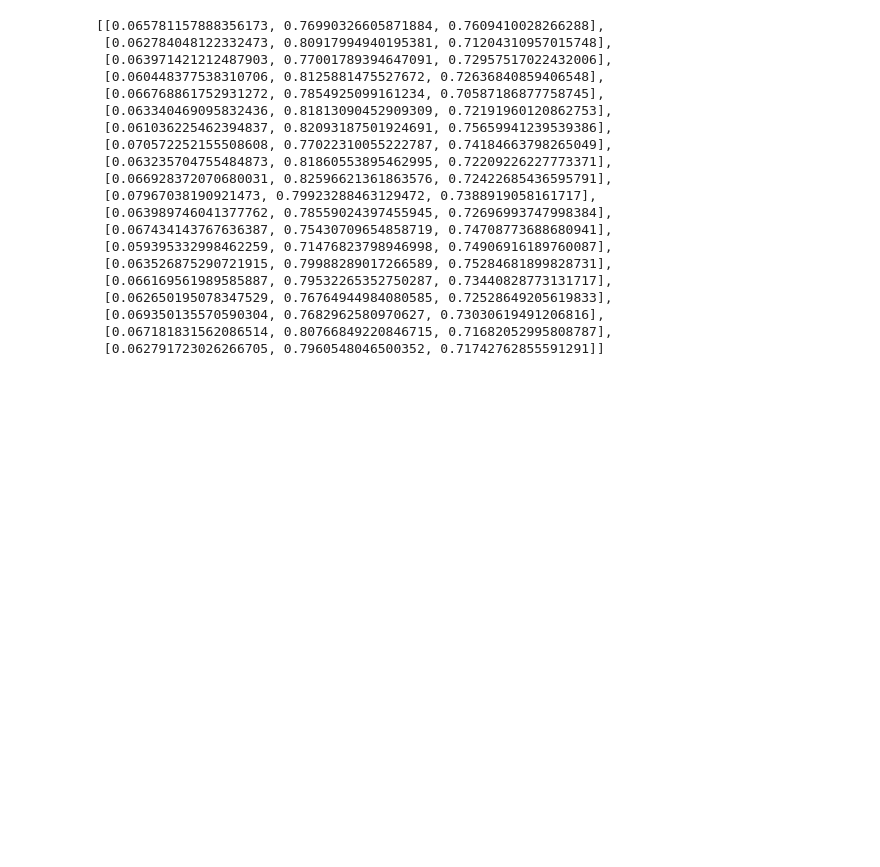
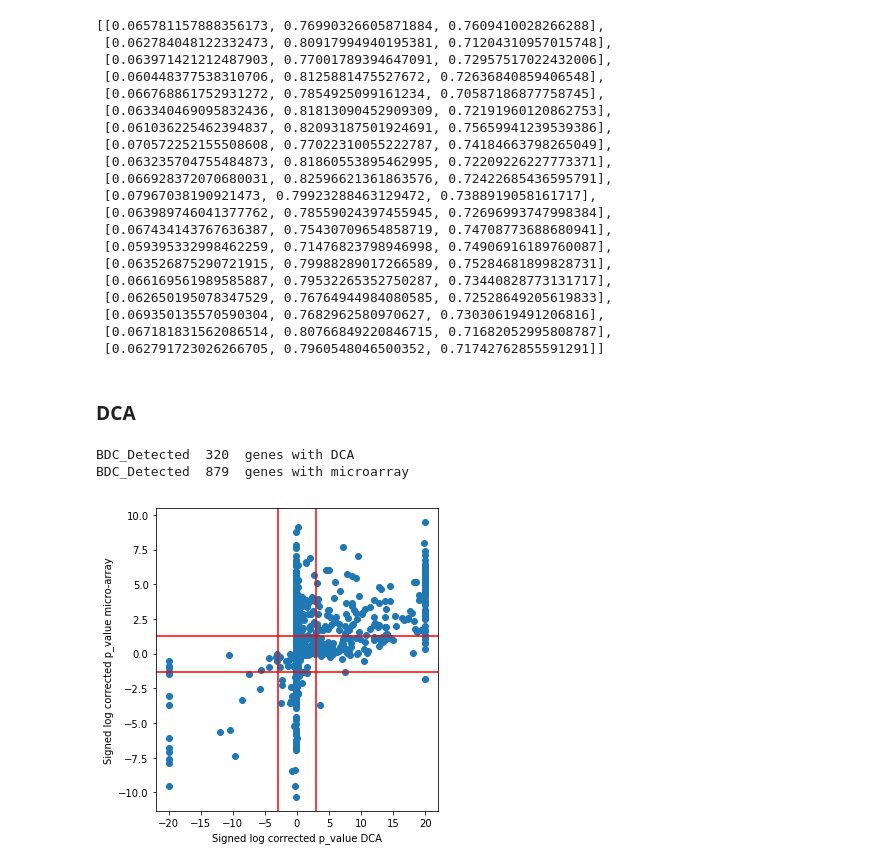
Before and after one commit to romain-lopez/scVI-reproducibility, a Jupyter notebook: PBMC-prepro.ipynb, the cells around one changed output. Saved outputs shown, nothing was run; the diff lists cells and outputs as text; code cells hidden in the pictures; blank space fills up the shorter version.

```diff
--- a/PBMC-prepro.ipynb
+++ b/PBMC-prepro.ipynb
@@ -532,3 +529,39 @@ boostrap_scores_de(p_value, mast_, 20, p_prior=p_prior, rank_auc=rank_auc)
  [0.069350135570590304, 0.7682962580970627, 0.73030619491206816],
  [0.067181831562086514, 0.80766849220846715, 0.71682052995808787],
  [0.062791723026266705, 0.7960548046500352, 0.71742762855591291]]
+# %% [markdown]
+### DCA
+# %%
+idr = IDR.IDR()
+
+deseq_2_DCA = deseq.DESeq2(100, 100, \
+                 data_path + "de/dca_data_train.npy",\
+                 data_path + "label_train", \
+                    couple_celltypes)
+# %%
+alg = "DCA"
+estim = deseq_2_DCA
+p, fc = estim.fit(return_fc=True)
+
+p = np.array(stats.p_adjust(FloatVector(p), method = 'BH'))
+signed_p = - np.log10(p) * np.sign(fc)
+
+signed_p[signed_p >= 20] = 20
+signed_p[signed_p <= -20] = -20
+
+plt.figure(figsize=(5, 5))
+plt.scatter(signed_p, signed_p_value)
+plt.axvline(x=3, c="r")
+plt.axvline(x=-3, c="r")
+plt.axhline(y=np.log10(0.05), c="r")
+plt.axhline(y=-np.log10(0.05), c="r")
+plt.xlabel("Signed log corrected p_value "+alg)
+plt.ylabel("Signed log corrected p_value micro-array")
+plt.tight_layout()
+plt.savefig(interest + "_"+ alg + "_vs_micro_array.pdf", dpi=300)
+print interest + "_" + "Detected ", np.sum(p <= 0.05), " genes with " + alg
+print interest + "_" + "Detected ", np.sum(p_value <= 0.05), " genes with microarray"
+# %% [output]
+BDC_Detected  320  genes with DCA
+BDC_Detected  879  genes with microarray
+[figure, added]
```
Also changed, not shown: parts of 4 cells of this notebook, 8 other files.
